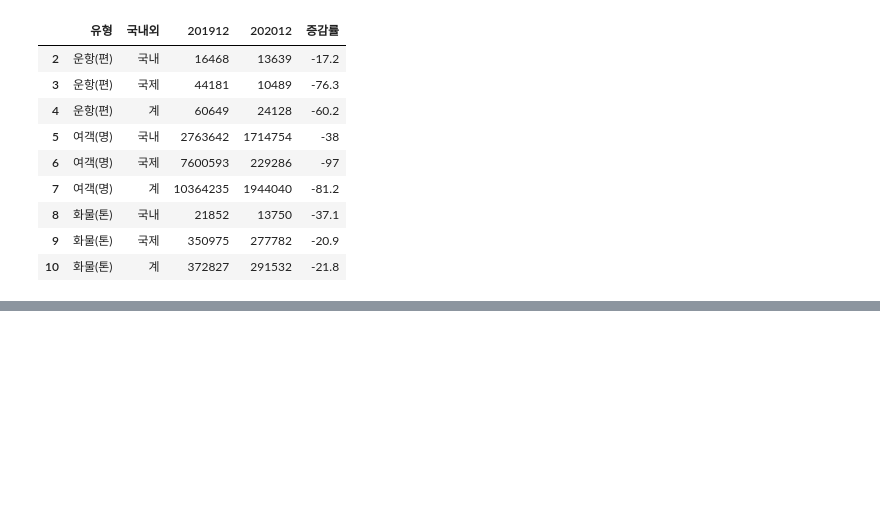
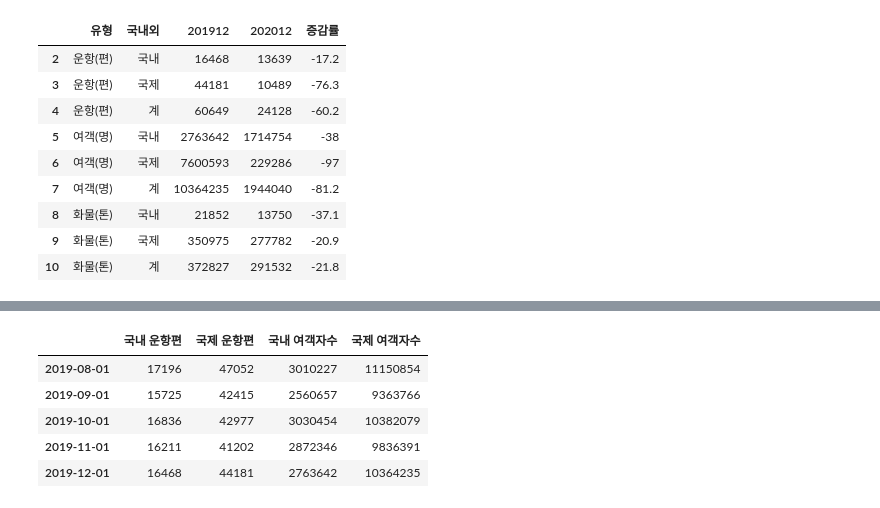
Before and after one commit to vvspearlvvs/MultiCampus_Project, a Jupyter notebook: 데이터_분석/kjj_항공데이터처리/항공데이터처리(2020.08~12,2019.08~12).ipynb, the cells around one changed output, grey strips where cells are left out. Drawn from its saved outputs; the diff is of its cells as text; code cells hidden in the pictures; blank space fills up the shorter version.

```diff
--- a/데이터_분석/kjj_항공데이터처리/항공데이터(2020.08~12).ipynb
+++ b/데이터_분석/kjj_항공데이터처리/항공데이터처리(2020.08~12,2019.08~12).ipynb
@@ -30,6 +30,11 @@ flight_dom_2020=[] #국내운항편
 flight_intl_2020=[] #국제운항편
 psger_dom_2020=[] #국내여객자수
 psger_intl_2020=[]  #국외여객자수
+
+flight_dom_2019=[]
+flight_intl_2019=[]
+psger_dom_2019=[]
+psger_intl_2019=[]
 # %%
 for flight_dom in flight_2020['국내 운항편']:
     flight_dom_2020.append(flight_dom)
@@ -172,6 +220,19 @@ flight_dom_2020.append(f_dom_202011)
 flight_intl_2020.append(f_intl_202011)
 psger_dom_2020.append(p_dom_202011)
 psger_intl_2020.append(p_intl_202011)
+
+#2019 11월
+f_dom_201911 = airplane_202011.loc[2,'201911'] #국내 운항편
+f_intl_201911 = airplane_202011.loc[3,'201911'] #국제 운항편
+
+p_dom_201911 = airplane_202011.loc[5,'201911'] #국내 여객자수
+p_intl_201911 = airplane_202011.loc[7,'201911'] #국제 여객자수
+
+#2019년취합
+flight_dom_2019.append(f_dom_201911)
+flight_intl_2019.append(f_intl_201911)
+psger_dom_2019.append(p_dom_201911)
+psger_intl_2019.append(p_intl_201911)
 # %% [output]
 |  | 유형 | 국내외 | 201911 | 202011 | 증감률 |
 | 2 | 운항(편) | 국내 | 16211 | 18379 | 13.4 |
@@ -204,6 +265,19 @@ flight_dom_2020.append(f_dom_202012)
 flight_intl_2020.append(f_intl_202012)
 psger_dom_2020.append(p_dom_202012)
 psger_intl_2020.append(p_intl_202012)
+
+#2019 12월
+f_dom_201912 = airplane_202012.loc[2,'201912'] #국내 운항편
+f_intl_201912 = airplane_202012.loc[3,'201912'] #국제 운항편
+
+p_dom_201912 = airplane_202012.loc[5,'201912'] #국내 여객자수
+p_intl_201912 = airplane_202012.loc[7,'201912'] #국제 여객자수
+
+#2019년취합
+flight_dom_2019.append(f_dom_201912)
+flight_intl_2019.append(f_intl_201912)
+psger_dom_2019.append(p_dom_201912)
+psger_intl_2019.append(p_intl_201912)
 # %% [output]
 |  | 유형 | 국내외 | 201912 | 202012 | 증감률 |
 | 2 | 운항(편) | 국내 | 16468 | 13639 | -17.2 |
@@ -237,3 +366,18 @@ flight_2020.to_csv("../result/flight_2020.csv",encoding="utf-8-sig")
 | 2020-10-01 | 17958 | 9452 | 2747342 | 2943559 |
 | 2020-11-01 | 18379 | 9990 | 2943250 | 3139241 |
 | 2020-12-01 | 13639 | 10489 | 1714754 | 1944040 |
+# %%
+#2019 result결과저장 (08~05)
+dates2019 =pd.date_range('2019-08-01', periods = 5, freq = 'MS')
+flight={'국내 운항편':flight_dom_2019,'국제 운항편':flight_intl_2019,'국내 여객자수':psger_dom_2019,'국제 여객자수':psger_intl_2019}
+flight_2019 = pd.DataFrame(flight,index=dates2019)
+flight_2019
+
+flight_2019.to_csv("../result/flight_2019.csv",encoding="utf-8-sig")
+# %% [output]
+|  | 국내 운항편 | 국제 운항편 | 국내 여객자수 | 국제 여객자수 |
+| 2019-08-01 | 17196 | 47052 | 3010227 | 11150854 |
+| 2019-09-01 | 15725 | 42415 | 2560657 | 9363766 |
+| 2019-10-01 | 16836 | 42977 | 3030454 | 10382079 |
+| 2019-11-01 | 16211 | 41202 | 2872346 | 9836391 |
+| 2019-12-01 | 16468 | 44181 | 2763642 | 10364235 |
```
Also changed, not shown: parts of 8 cells of this notebook, 17 other files.
